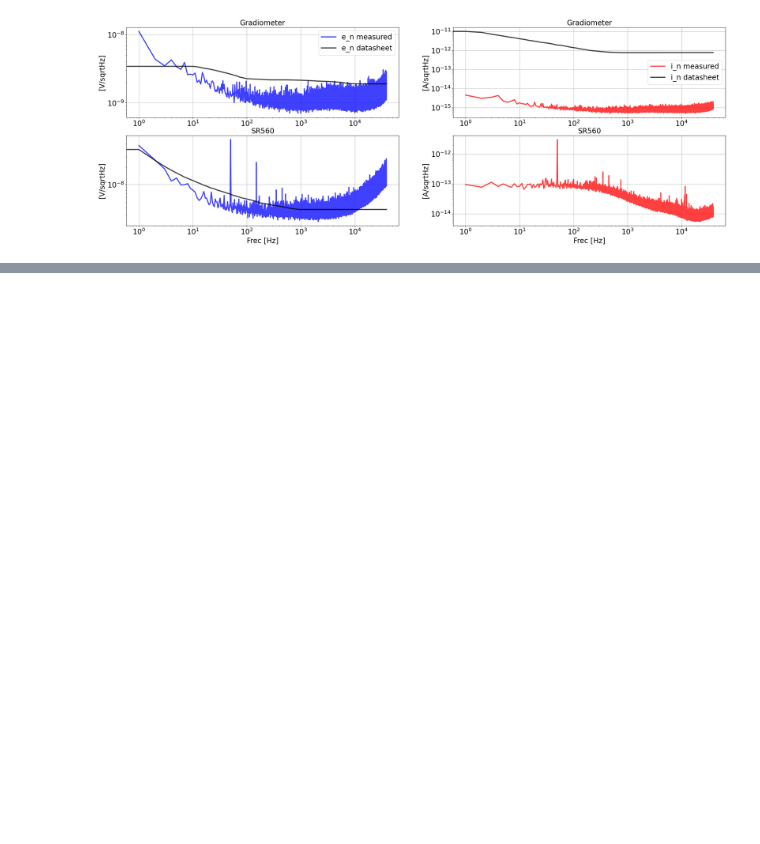
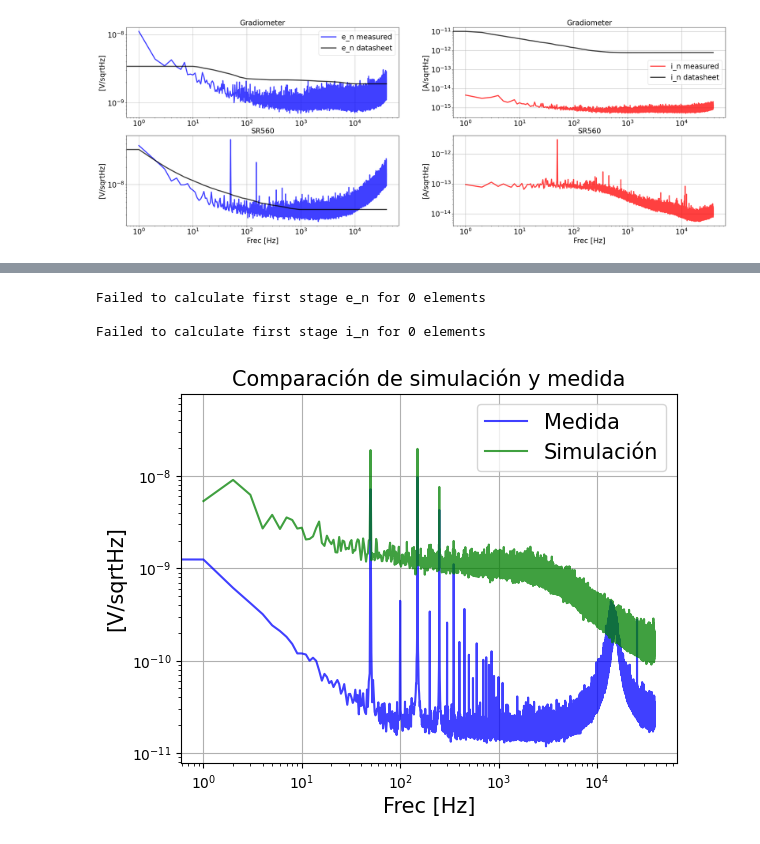
Before and after one commit to Guilldeas/General_Purpose_Analysis, a Jupyter notebook: En_In_Noise_for_Signal_Chains.ipynb, the cells around one changed output, grey strips where cells are left out. Drawn from its saved outputs; the diff is of its cells as text; code cells hidden in the pictures; blank space fills up the shorter version.

```diff
--- a/En_In_Noise_for_Signal_Chains.ipynb
+++ b/En_In_Noise_for_Signal_Chains.ipynb
@@ -998,0 +1119,50 @@ plt.show()
+# %%
+
+# Compute hacky square root sum
+buffer_sum = []
+for index in range(0, len(Freqs)):
+    buffer_sum.append( math.sqrt( Shorted_Gradiometer_Differential_Voltage[index]**2 + 4E6 * i_n_Gradiometer_without_cables[index]**2 + Magnetic_Spectra_Differential_SR_Unshielded_Ref_VE_1V[index]**2 ) )
+
+# Trick En_In simulator function to compute out non complex sqrt substraction. We do this by placing "place holders" that won't throw errors and by unsing Gains of one everywhere
+place_holder = np.ones(len(Freqs))
+Magnetic_Spectra_Differential_Voltage_Simulation, _, _, _ = Two_Stage_En_In(Freqs, Short_first_stage_V = buffer_sum,
+                                                                            High_R_first_Stage_V = place_holder,
+                                                                            First_stage_Gain = 1,
+                                                                            Short_second_stage_V = Magnetic_Spectra_Differential_SR_Unshielded_Ref_VE_1V,
+                                                                            High_R_second_Stage_V = place_holder,
+                                                                            Second_stage_Gain = 1,
+                                                                            High_R = 1,
+                                                                            Verbose=True)
+# %% [output]
+Failed to calculate first stage e_n for 0 elements
+
+Failed to calculate first stage i_n for 0 elements
+# %%
+# Create a new figure
+fig = plt.figure()
+
+# Add a subplot
+ax = fig.add_subplot(111)
+
+Alpha = 0.75
+Linewidth = 1.5
+Fontsizes = 15
+
+# Plot graphs
+ax.plot(Freqs, Magnetic_Spectra_Differential_Voltage, label='Medida', color='blue', alpha=Alpha, linewidth=Linewidth)
+ax.plot(Freqs, Magnetic_Spectra_Differential_Voltage_Simulation, label='Simulación', color='green', alpha=Alpha, linewidth=Linewidth)
+
+ax.set_xscale('log')
+ax.set_yscale('log')
+ax.grid()
+ax.legend(fontsize=Fontsizes)
+# We change the fontsize of minor ticks label
+ax_element.tick_params(axis='both', which='major', labelsize=Fontsizes)
+
+ax.set_title('Comparación de simulación y medida', fontsize=Fontsizes)
+ax.set_xlabel('Frec [Hz]', fontsize=Fontsizes)
+ax.set_ylabel('[V/sqrtHz]', fontsize=Fontsizes)
+
+plt.show()
+# %% [output]
+[figure, added]
```
Also changed, not shown: parts of 4 cells of this notebook, 11 other files.
